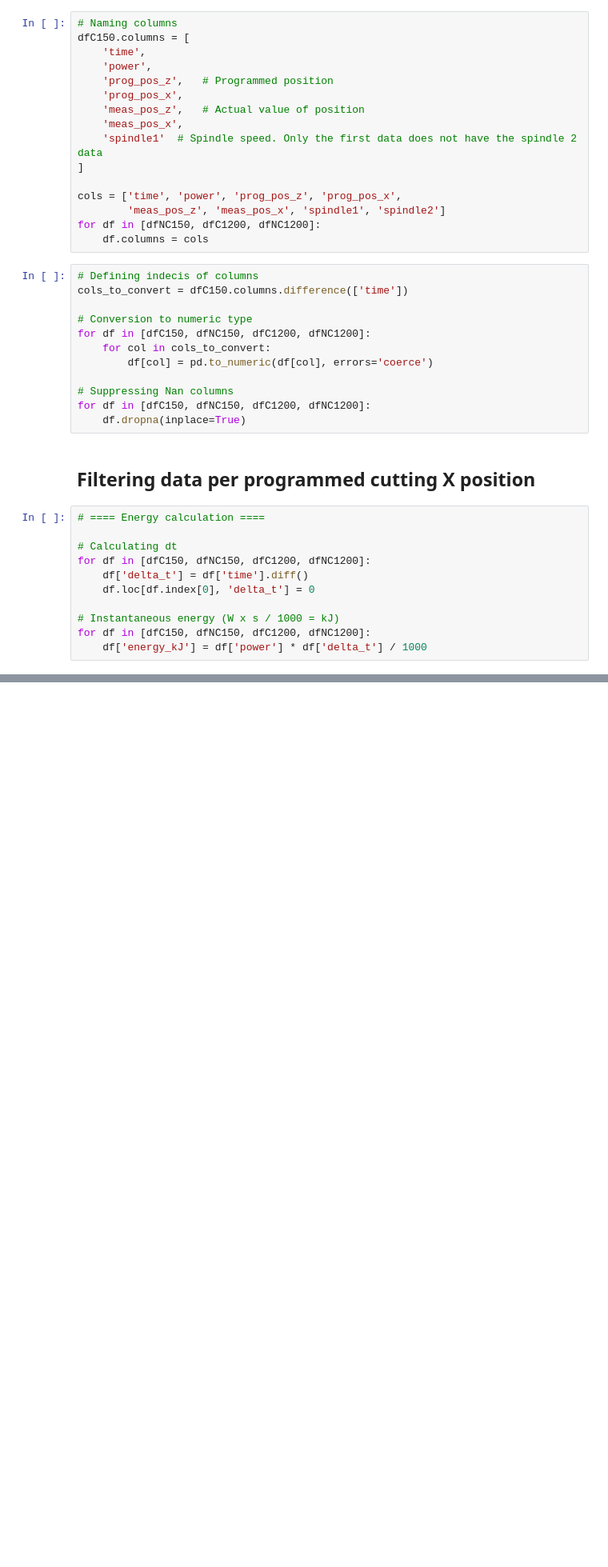
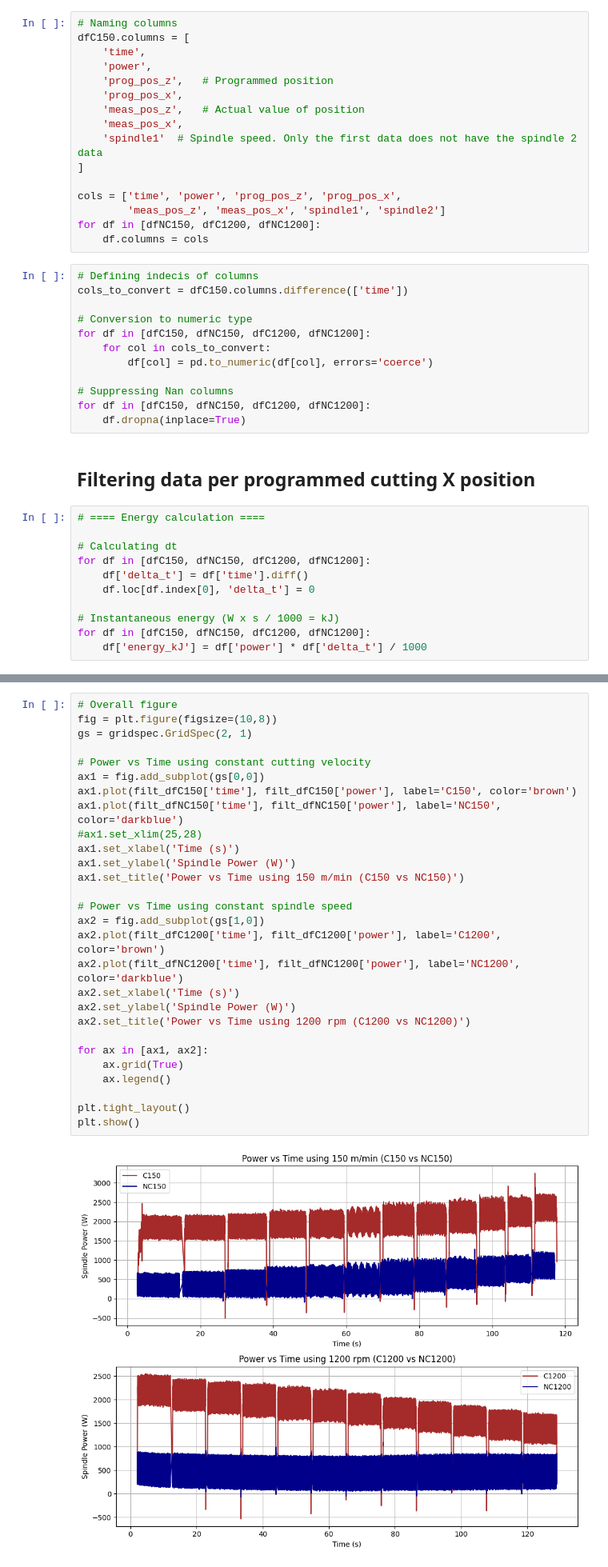
Before and after one commit to PaoloRos/MASSMa, a Jupyter notebook: turning_datas/chapter_2025-main/1st_assignment.ipynb, the cells around one changed output, grey strips where cells are left out. Shown at 80% size. Drawn from its saved outputs; the diff is of its cells as text; blank space fills up the shorter version.

```diff
--- a/turning_datas/chapter_2025-main/1st_assignment.ipynb
+++ b/turning_datas/chapter_2025-main/1st_assignment.ipynb
@@ -92,0 +158,30 @@ dfNC1200 = dfs['NC1200']
+# %%
+# Overall figure
+fig = plt.figure(figsize=(10,8))
+gs = gridspec.GridSpec(2, 1)
+
+# Power vs Time using constant cutting velocity
+ax1 = fig.add_subplot(gs[0,0])
+ax1.plot(filt_dfC150['time'], filt_dfC150['power'], label='C150', color='brown')
+ax1.plot(filt_dfNC150['time'], filt_dfNC150['power'], label='NC150', color='darkblue')
+#ax1.set_xlim(25,28)
+ax1.set_xlabel('Time (s)')
+ax1.set_ylabel('Spindle Power (W)')
+ax1.set_title('Power vs Time using 150 m/min (C150 vs NC150)')
+
+# Power vs Time using constant spindle speed
+ax2 = fig.add_subplot(gs[1,0])
+ax2.plot(filt_dfC1200['time'], filt_dfC1200['power'], label='C1200', color='brown')
+ax2.plot(filt_dfNC1200['time'], filt_dfNC1200['power'], label='NC1200', color='darkblue')
+ax2.set_xlabel('Time (s)')
+ax2.set_ylabel('Spindle Power (W)')
+ax2.set_title('Power vs Time using 1200 rpm (C1200 vs NC1200)')
+
+for ax in [ax1, ax2]:
+    ax.grid(True)
+    ax.legend()
+
+plt.tight_layout()
+plt.show()
+# %% [output]
+[figure, added]
```
Also changed, not shown: parts of 8 cells of this notebook.
